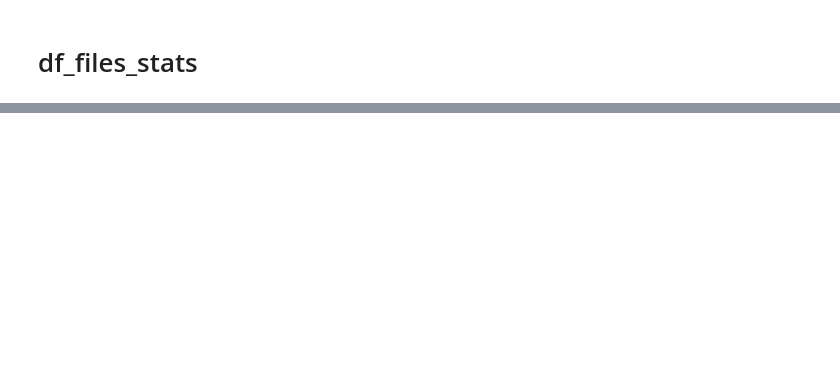
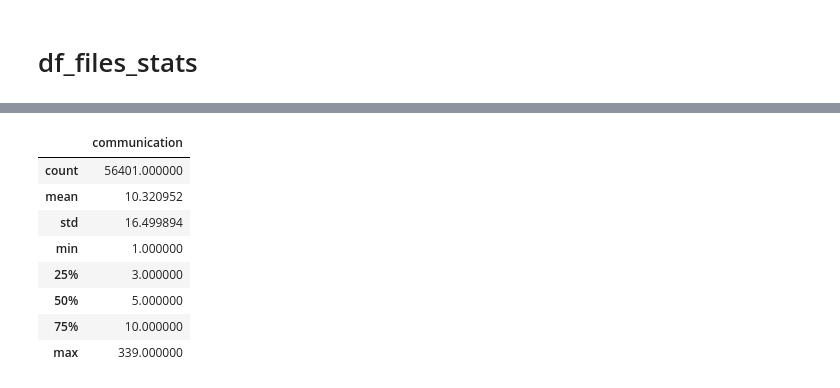
Before and after one commit to KarsonKimbrel/MuckRockFoiaAnalysis, a Jupyter notebook: Untitled.ipynb, the cells around one changed output, grey strips where cells are left out. Saved outputs shown, nothing was run; the diff lists cells and outputs as text; code cells hidden in the pictures; blank space fills up the shorter version.

```diff
--- a/Untitled.ipynb
+++ b/Untitled.ipynb
@@ -7,4 +45,4 @@ import numpy as np
 # %%
 with open('foiaRequests.json') as json_file:
     json_data = json.load(json_file)
-    df = pd.DataFrame(json_data)
+    df_requests = pd.DataFrame(json_data)
@@ -33,3 +49,8 @@ memory usage: 7.9+ MB
+# %%
+df_requests = df_requests.rename(columns={'id':'foia_id'})
+df_requests = df_requests.set_index('foia_id')
+df_requests = df_requests.sort_index()
+df_requests['price'] = df_requests['price'].astype('float')
 # %% [markdown]
 # df_comms
 # %%
@@ -40,25 +58,6 @@ df_comms = pd.DataFrame(df['communications']).explode('communications')
 df_comms = df_comms[:]
 df_comms = df_comms.apply(expandDefault, result_type='expand', axis=1)
 # %%
-def cleanText(text):
-    return text.replace('\n', ' ') \
-            .replace('\r', ' ') \
-            .replace('  ', ' ') \
-            .strip()
-
-def defaultFalse(item):
-    if item == True:
-        return True
-    return False
-
-def defaultNone(item):
-    return defaultXToY(item, 'none', None)
-
-def defaultXToY(item, x, y):
-    if item == x:
-        return y
-    return item
-
 df_comms = df_comms.reset_index()
 df_comms = df_comms.set_index(['foia_id', 'datetime'])
 df_comms = df_comms.sort_index()
@@ -75,5 +74,5 @@ df_comms['thanks'] = df_comms['thanks'].map(defaultFalse)
 df_comms['full_html'] = df_comms['full_html'].map(defaultFalse)
 df_comms['response'] = df_comms['response'].map(defaultFalse)
 df_comms['delivered'] = df_comms['delivered'].map(defaultNone)
-df_comms[['communication', 'subject']] = df_comms[['communication', 'subject']].applymap(cleanText)
-df_comms.info()
+df_comms[['subject', 'communication']] = df_comms[['subject', 'communication']].applymap(cleanText)
+df_comms[['subject', 'communication']] = df_comms[['subject', 'communication']].applymap(defaultEmptyToNone)
@@ -224,0 +326,7 @@ dtype: float64
+# %%
+df = df_comms
+df = df.reset_index()
+df = pd.DataFrame(df.groupby(['foia_id']).count()['communication'])
+display(px.histogram(df, x='communication', labels={'communication': 'communications'}))
+display(df.describe())
+# %% [output]
@@ -224,0 +334,9 @@ dtype: float64
+|  | communication |
+| count | 56401.000000 |
+| mean | 10.320952 |
+| std | 16.499894 |
+| min | 1.000000 |
+| 25% | 3.000000 |
+| 50% | 5.000000 |
+| 75% | 10.000000 |
+| max | 339.000000 |
```
Also changed, not shown: parts of 22 cells of this notebook.
